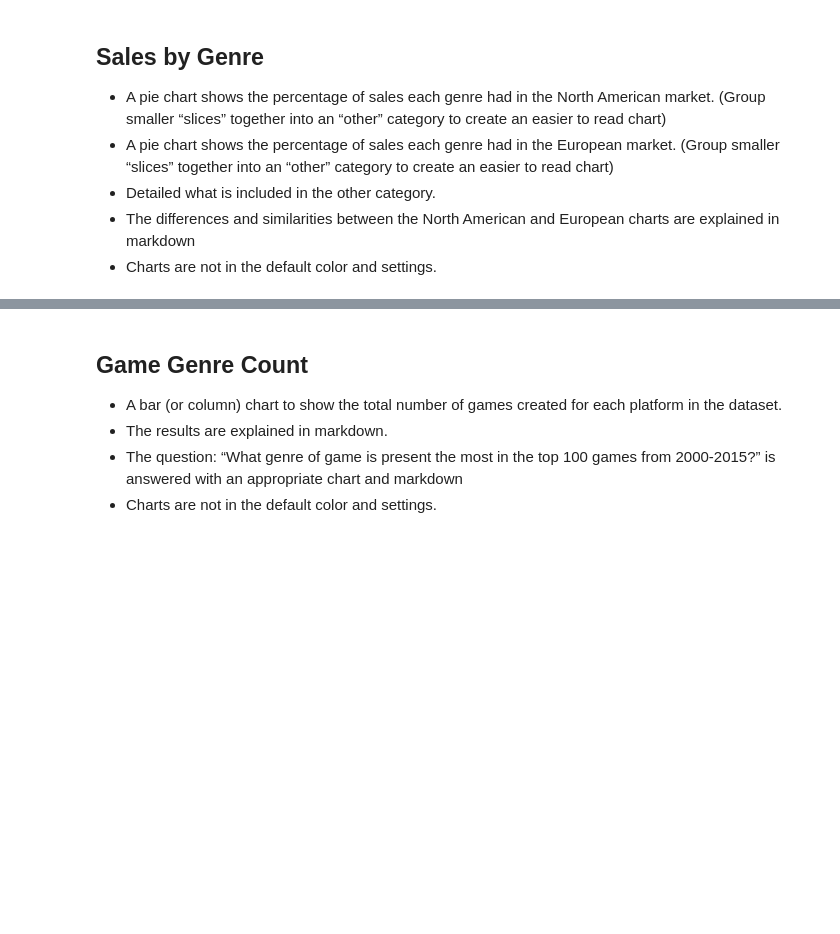
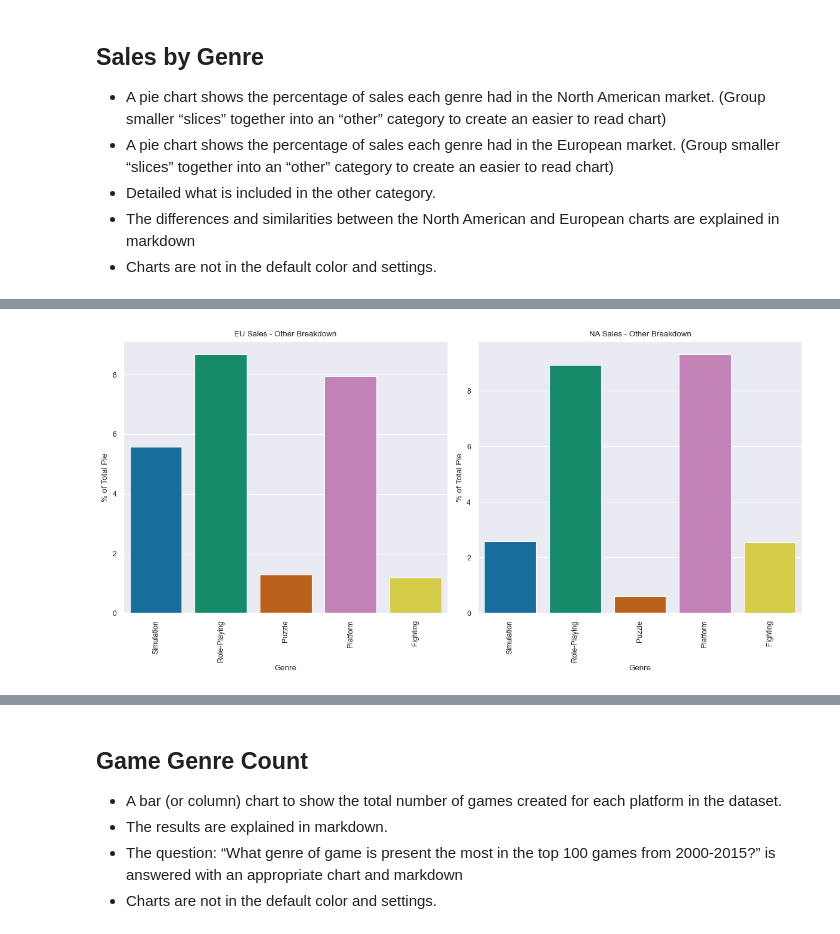
Before and after one commit to johnmunger/Techdegree-Unit6, a Jupyter notebook: videoGameSale.ipynb, the cells around one changed output, grey strips where cells are left out. Drawn from its saved outputs; the diff is of its cells as text; code cells hidden in the pictures; blank space fills up the shorter version.

```diff
--- a/videoGameSale.ipynb
+++ b/videoGameSale.ipynb
@@ -248,0 +227,32 @@ plt.show()
+# %%
+# Other Category BarChart for EU
+euOtherDict = {'Genre': np.array(euOtherLabels), 'Percentage': np.array(euOtherValues) * (100 / euTotal)}
+euOtherFrame = pd.DataFrame(euOtherDict)
+sns.set_theme('paper')
+
+# Other Category BarChart for NA
+naOtherDict = {'Genre': np.array(naOtherLabels), 'Percentage': np.array(naOtherValues) * (100 / naTotal)}
+naOtherFrame = pd.DataFrame(naOtherDict)
+sns.set_theme('paper')
+
+# Create subplots for side-by-side display
+fig, axs = plt.subplots(1, 2, figsize=(12, 6))
+
+# Plot EU Other Category BarChart
+sns.barplot(data=euOtherFrame, x='Genre', y='Percentage', palette=colorPalette, ax=axs[0])
+axs[0].set_xlabel('Genre')
+axs[0].set_ylabel('% of Total Pie')
+axs[0].set_title('EU Sales - Other Breakdown')
+axs[0].tick_params(axis='x', rotation=90)
+
+# Plot NA Other Category BarChart
+sns.barplot(data=naOtherFrame, x='Genre', y='Percentage', palette=colorPalette, ax=axs[1])
+axs[1].set_xlabel('Genre')
+axs[1].set_ylabel('% of Total Pie')
+axs[1].set_title('NA Sales - Other Breakdown')
+axs[1].tick_params(axis='x', rotation=90)
+
+plt.tight_layout()
+plt.show()
+# %% [output]
+[figure, added]
```
Also changed, not shown: parts of 11 cells of this notebook.
